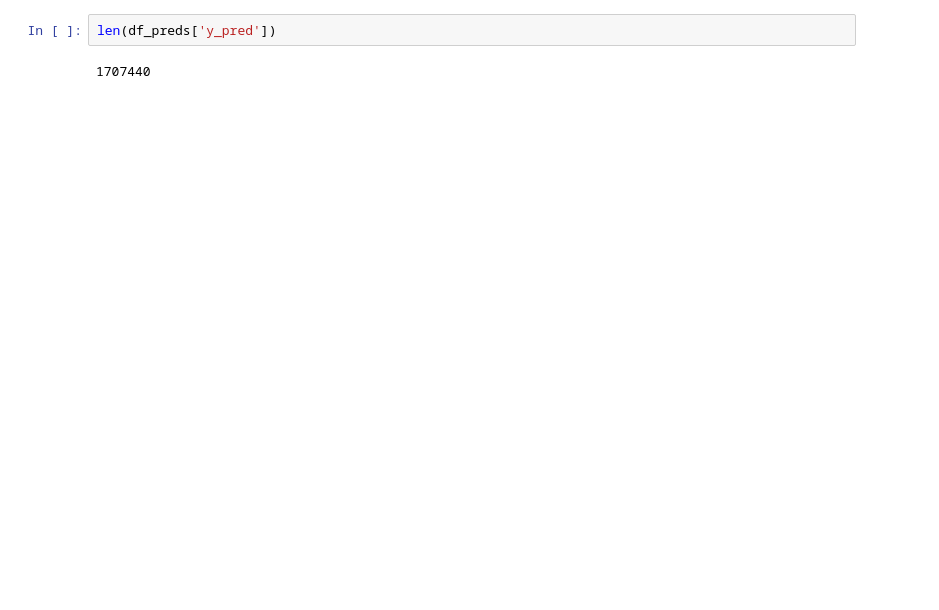
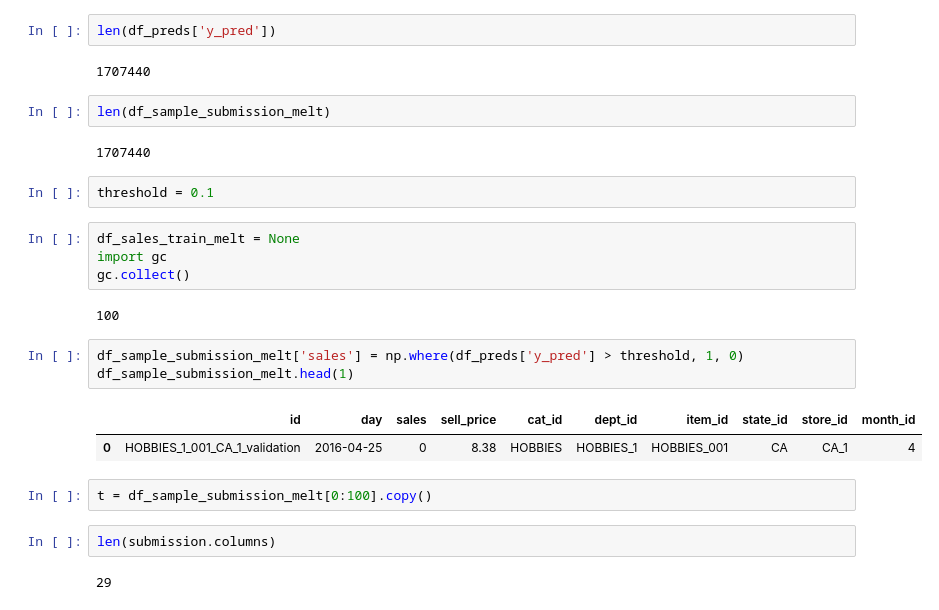
Before and after one commit to cluePrints/data-sci-fience, a Jupyter notebook: m5-forecasting-accuracy/0400. Model - fastai tabular melt.ipynb, the cells around one changed output. Saved outputs shown, nothing was run; the diff lists cells and outputs as text; blank space fills up the shorter version.

```diff
--- a/m5-forecasting-accuracy/0400. Model - fastai tabular melt.ipynb
+++ b/m5-forecasting-accuracy/0400. Model - fastai tabular melt.ipynb
@@ -261,3 +261,27 @@ Name: y_pred, Length: 37659, dtype: int64
 len(df_preds['y_pred'])
 # %% [output]
 1707440
+# %%
+len(df_sample_submission_melt)
+# %% [output]
+1707440
+# %%
+threshold = 0.1
+# %%
+df_sales_train_melt = None
+import gc
+gc.collect()
+# %% [output]
+100
+# %%
+df_sample_submission_melt['sales'] = np.where(df_preds['y_pred'] > threshold, 1, 0)
+df_sample_submission_melt.head(1)
+# %% [output]
+|  | id | day | sales | sell_price | cat_id | dept_id | item_id | state_id | store_id | month_id |
+| 0 | HOBBIES_1_001_CA_1_validation | 2016-04-25 | 0 | 8.38 | HOBBIES | HOBBIES_1 | HOBBIES_001 | CA | CA_1 | 4 |
+# %%
+t = df_sample_submission_melt[0:100].copy()
+# %%
+len(submission.columns)
+# %% [output]
+29
```
Also changed, not shown: parts of 20 cells of this notebook.
